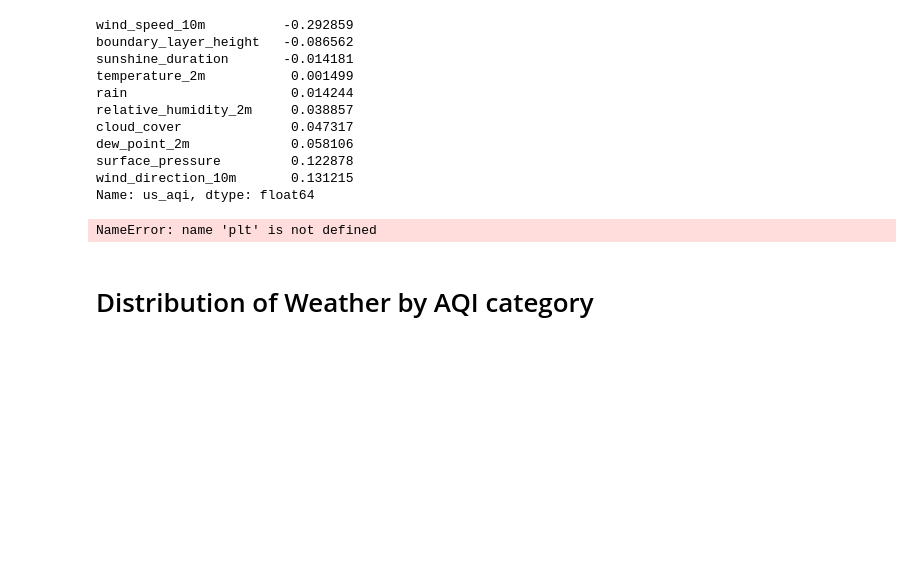
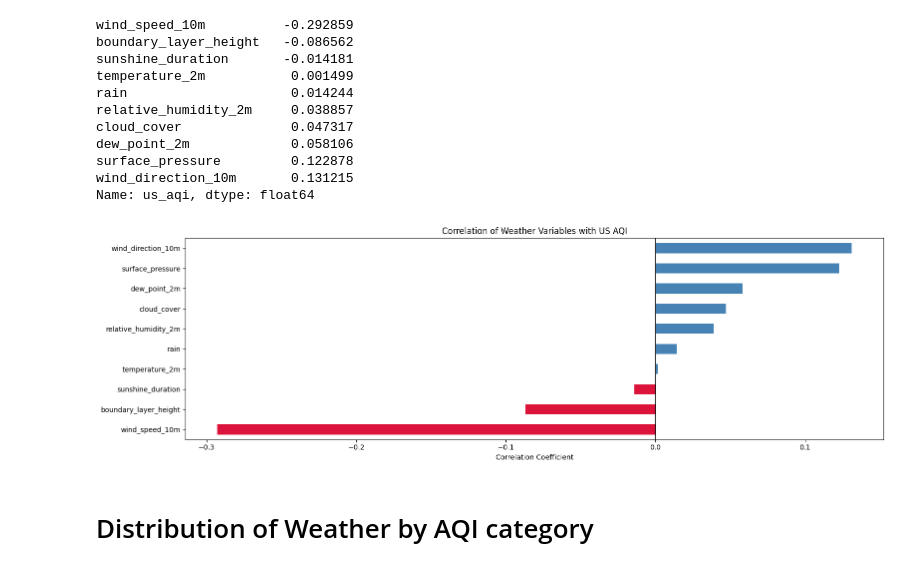
Before and after one commit to Avcuongy/AQI-Analytics-in-Southeast-Vietnam, a Jupyter notebook: notebooks/2_bivariate.ipynb, the cells around one changed output. Cells and saved outputs as stored; diff of their text form; code cells hidden in the pictures; blank space fills up the shorter version.

```diff
--- a/notebooks/2_bivariate.ipynb
+++ b/notebooks/2_bivariate.ipynb
@@ -80,15 +80,15 @@ ddd
 # %%
 plt.figure(figsize=(16, 5))
 corr_with_aqi.plot(
-    kind="barh", color=["steelblue" if v > 0 else "lightcoral" for v in corr_with_aqi]
+    kind="barh", color=["steelblue" if v > 0 else "crimson" for v in corr_with_aqi]
 )
 plt.title("Correlation of Weather Variables with US AQI")
 plt.xlabel("Correlation Coefficient")
 plt.axvline(0, color="black", linewidth=0.8)
 plt.tight_layout()
 plt.show()
 # %% [output]
-NameError: name 'plt' is not defined
+[figure, added]
 # %% [markdown]
 # Distribution of Weather by AQI category
 # %%
```
Also changed, not shown: parts of 8 cells of this notebook.
